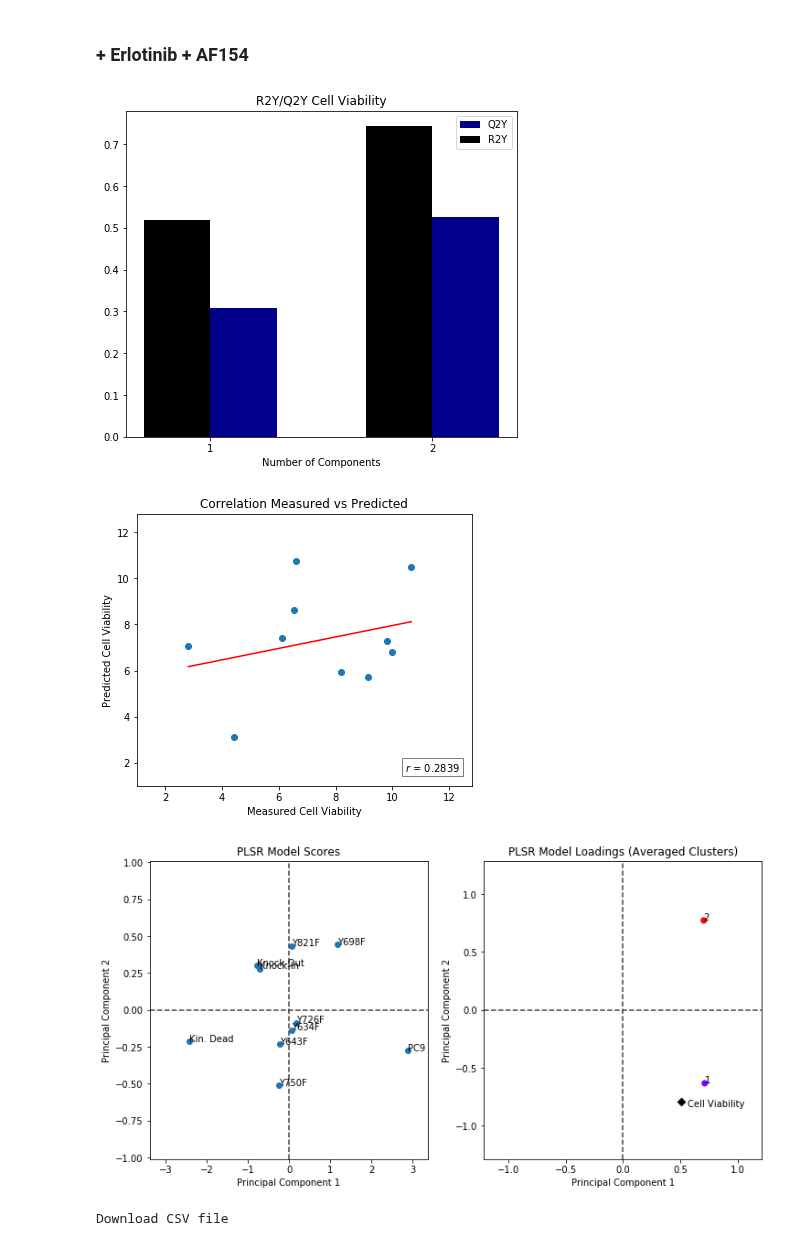
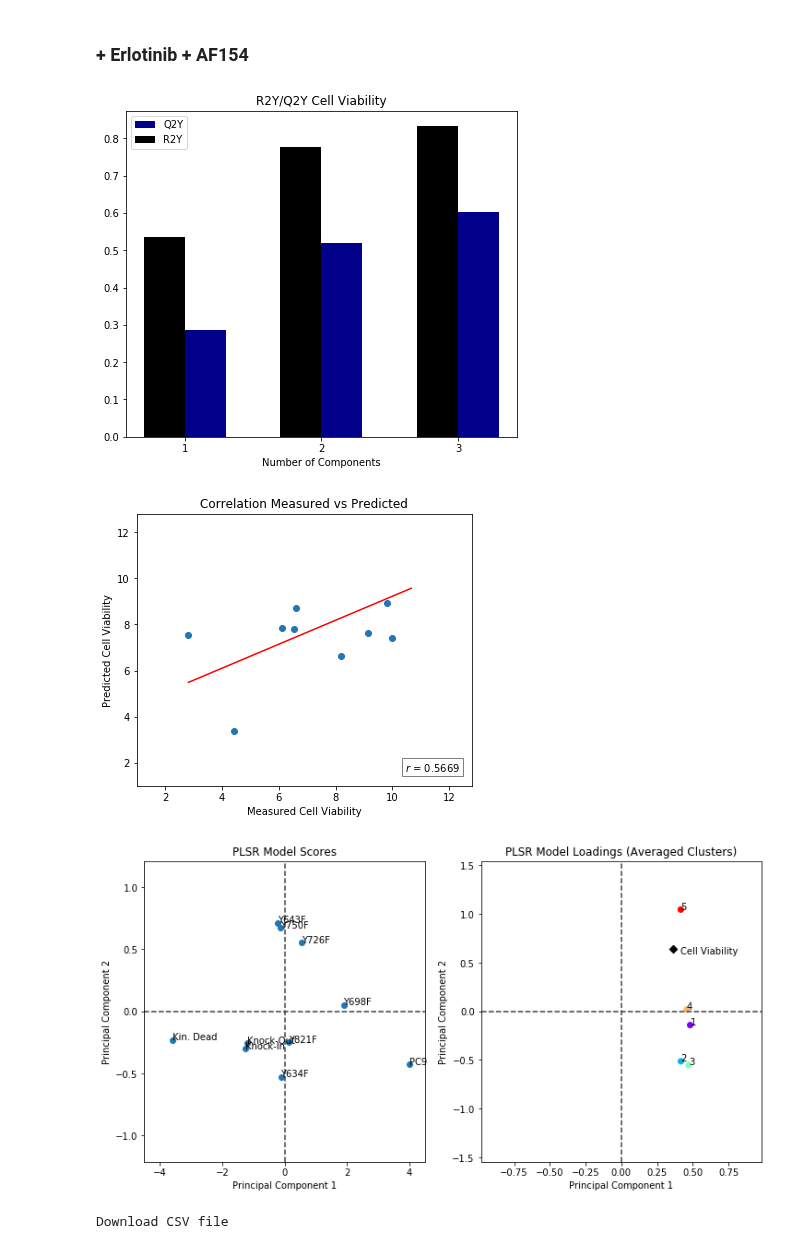
Before and after one commit to meyer-lab/DDMC, a Jupyter notebook: Fig2-AXLmutantsRegression_AF154.ipynb, the cells around one changed output. Saved outputs shown, nothing was run; the diff lists cells and outputs as text; code cells hidden in the pictures.

```diff
--- a/Fig2-AXLmutantsRegression_AF154.ipynb
+++ b/Fig2-AXLmutantsRegression_AF154.ipynb
@@ -95,17 +97,17 @@ Name: 40, dtype: float64
 # %% [markdown]
 ### + Erlotinib + AF154
 # %%
-distance_method = "PAM250"
-ncl = 2
-GMMweight = 0.5
+distance_method = "Binomial"
+ncl = 5
+GMMweight = 0.0
 
 MSC = MassSpecClustering(info_ab, ncl, GMMweight=GMMweight, distance_method=distance_method).fit(data_ab, CV_ab)
 centers_ab = MSC.transform(data_ab)
 
 fig, ax = plt.subplots(1, 1, figsize=(7,6))
-plotR2YQ2Y(ax, centers_ab, CV_ab)
+plotR2YQ2Y(ax, centers_ab, CV_ab, 4)
 # %% [output]
-[figure, old version]
+[figure, new version]
 # %%
 # fig, ax = plt.subplots(1, 1, figsize=(8,6))
 # plotMixedClusteringPLSR_GridSearch(ax, data_ab, info_ab, CV_ab, distance_method)
@@ -143,13 +145,13 @@ centers_ab = mixedCl_plsr.named_steps.mixedCl.transform(data_ab)
 fig, ax = plt.subplots(1,1,figsize=(6,5))
 plotMeasuredVsPredicted(ax, mixedCl_plsr, data_ab, CV_ab)
 # %% [output]
-[figure, old version]
+[figure, new version]
 # %%
 fig, ax = plt.subplots(1, 2, figsize=(12,6))
 
 plotScoresLoadings(ax, fit, centers_ab, CV_ab, ncl, treatments_ab)
 # %% [output]
-[figure, old version]
+[figure, new version]
 # %%
 clustermembers = mixedCl_plsr.named_steps.mixedCl.clustermembers(ABC_ab.T)
 create_download_link(clustermembers, "20200115-AXLaf154_BMP_W1/2.csv")
```
Also changed, not shown: parts of 5 cells of this notebook, 1 other file.
